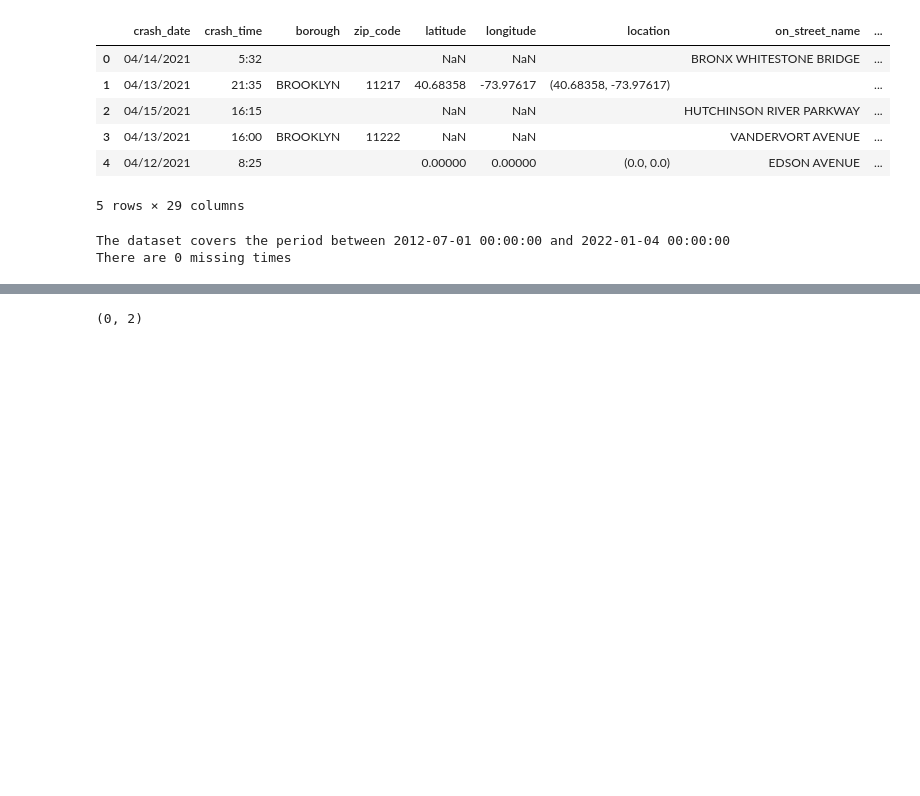
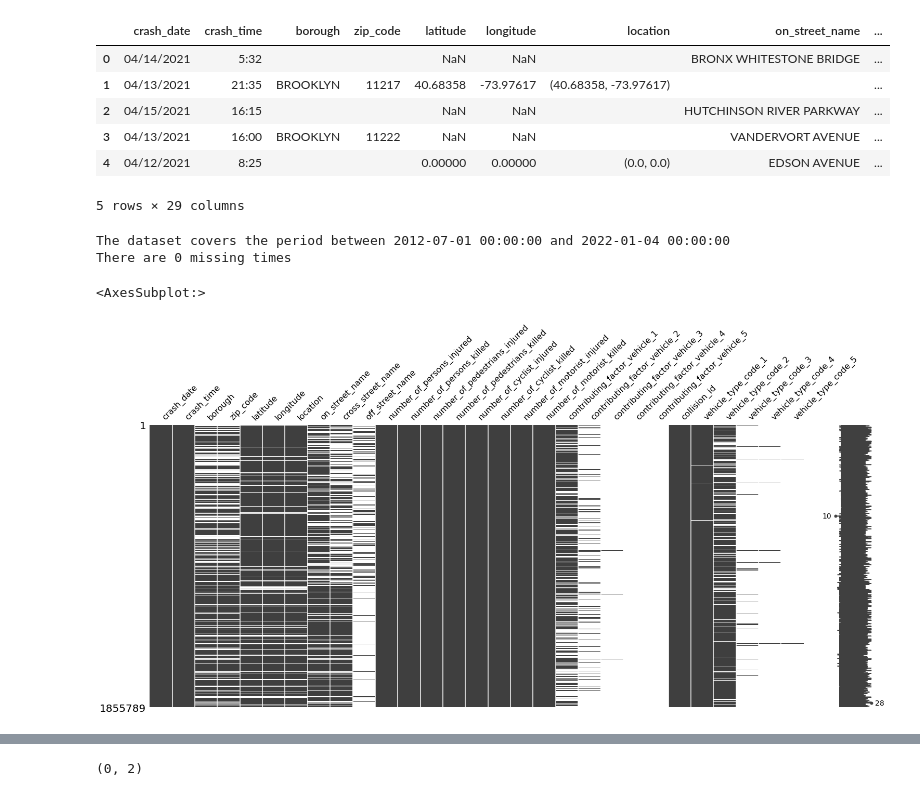
Before and after one commit to tiroger/nyc-vehicle-collisions, a Jupyter notebook: data_augmentation.ipynb, the cells around one changed output, grey strips where cells are left out. Drawn from its saved outputs; the diff is of its cells as text; code cells hidden in the pictures; blank space fills up the shorter version.

```diff
--- a/data_augmentation.ipynb
+++ b/data_augmentation.ipynb
@@ -37,0 +43,6 @@ There are 0 missing times
+# %%
+%matplotlib inline
+msno.matrix(raw_data)
+# %% [output]
+<AxesSubplot:>
+[figure, added]
```
Also changed, not shown: parts of 35 cells of this notebook.
